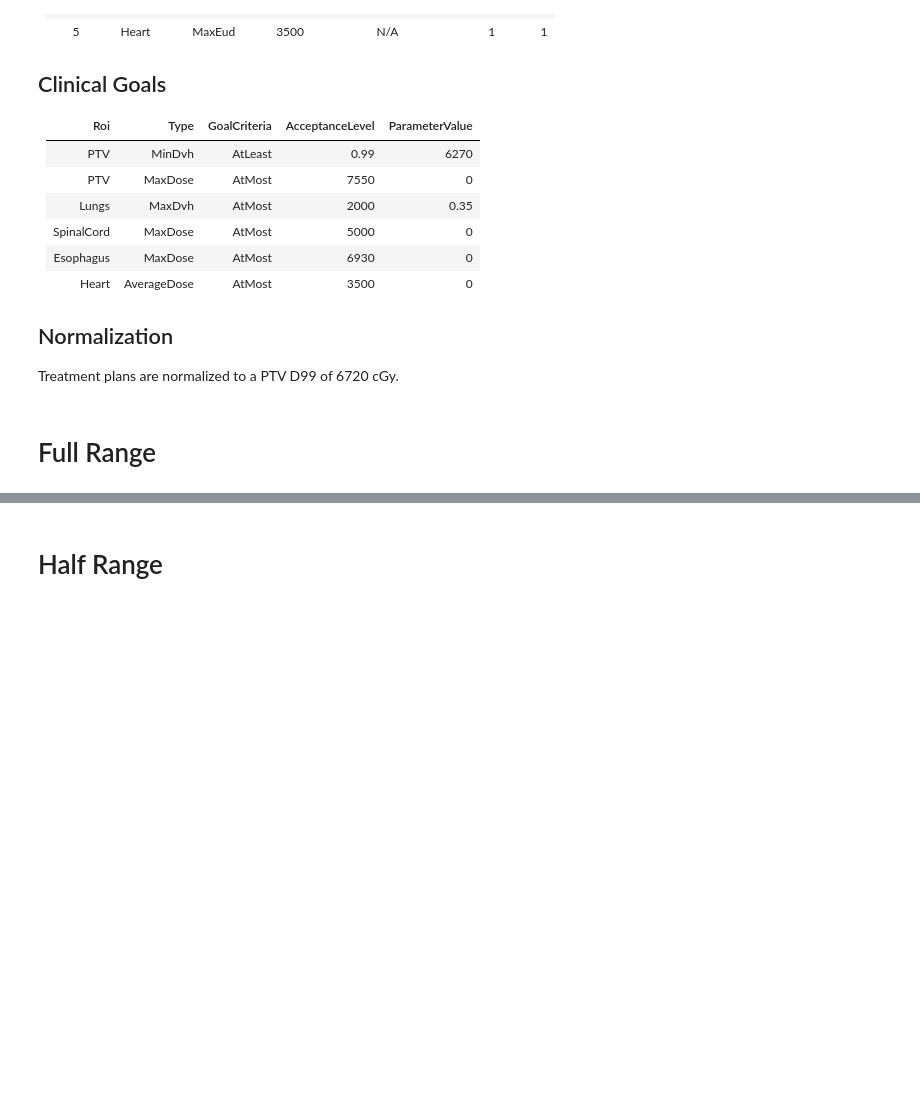
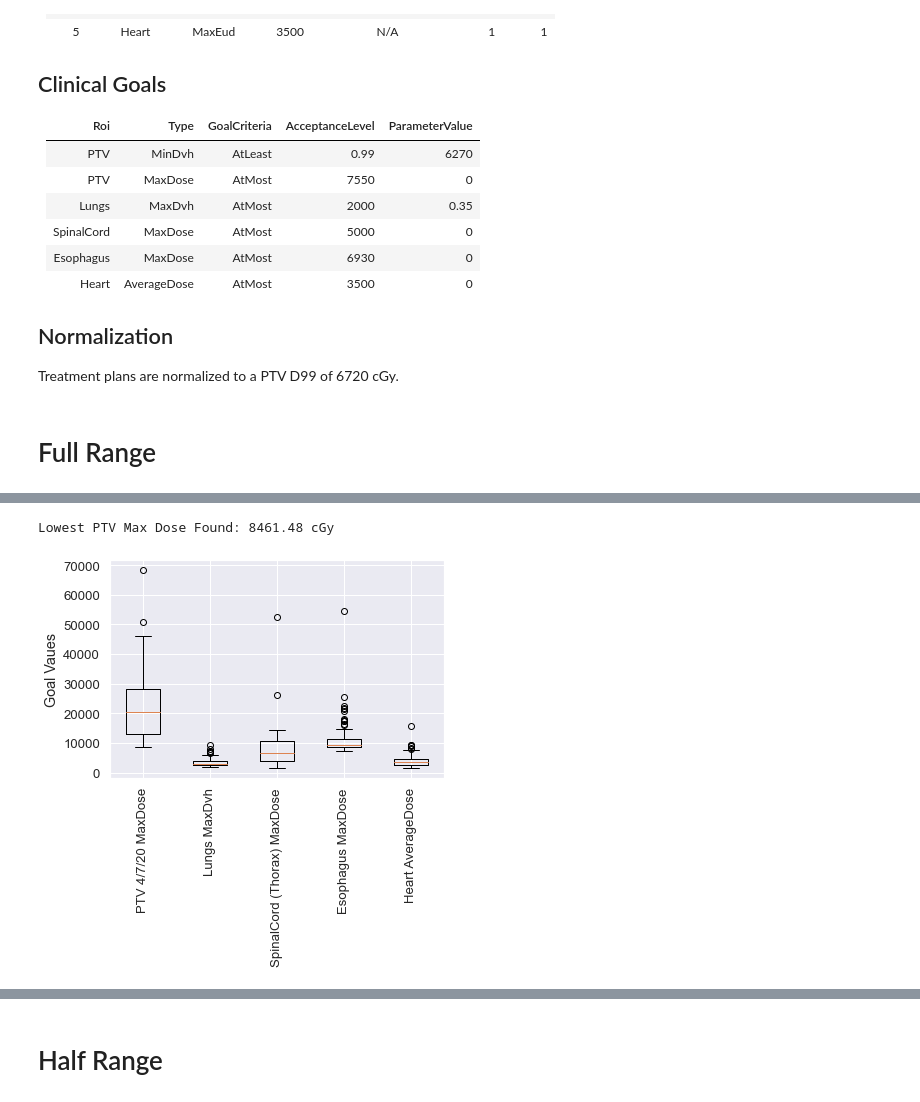
Before and after one commit to kels271828/RayBay, a Jupyter notebook: results/patient2/sample_plans.ipynb, the cells around one changed output, grey strips where cells are left out. Cells and saved outputs as stored; diff of their text form; code cells hidden in the pictures; blank space fills up the shorter version.

```diff
--- a/results/patient2/sample_plans.ipynb
+++ b/results/patient2/sample_plans.ipynb
@@ -64,0 +64,9 @@ plots.plot_goals_pars(funcs, pars, goals, results)
+# %%
+# Clinical goal results
+plots.boxplot(goals[1:], results_full, 'goals')
+print(f'Lowest PTV Max Dose Found: {min(results_full[1]):.2f} cGy')
+
+# None of the plans were able to satisfy the PTV Max goal.
+# %% [output]
+Lowest PTV Max Dose Found: 8461.48 cGy
+[figure, added]
```
Also changed, not shown: parts of 19 cells of this notebook.
